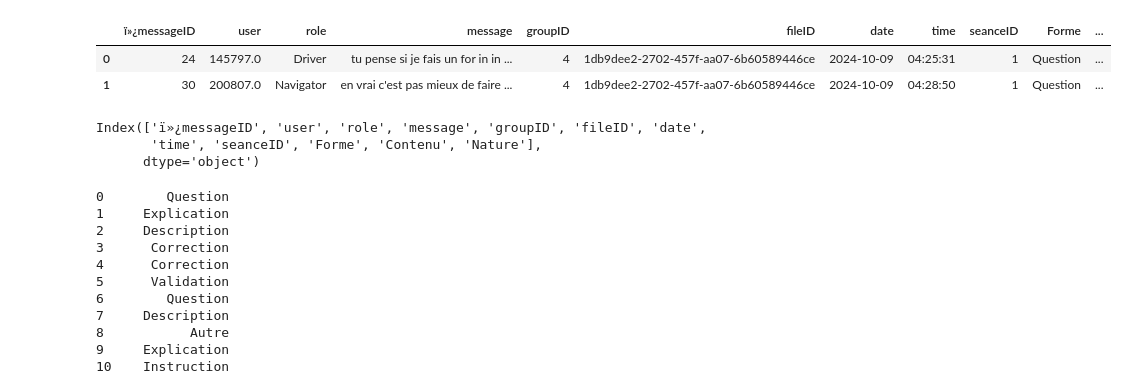
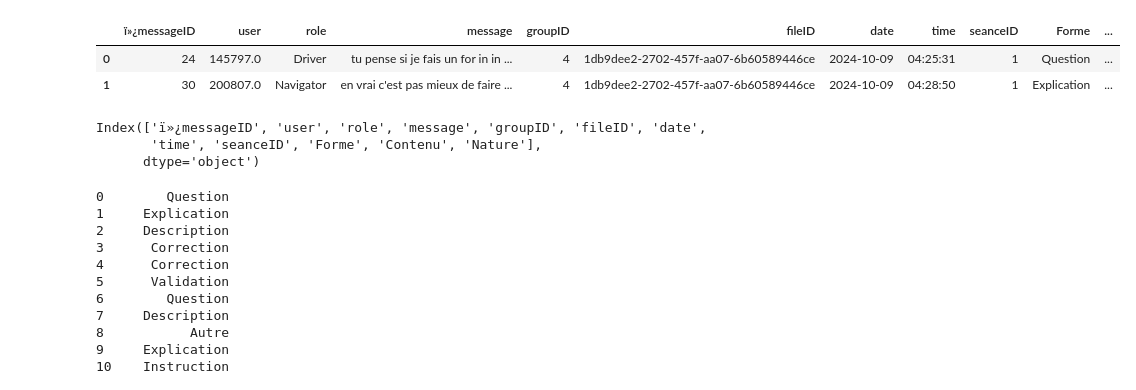
Before and after one commit to chloeboireaudevier/StageMIDL, a Jupyter notebook: kappa_cohen.ipynb, the cells around one changed output. Saved outputs shown, nothing was run; the diff lists cells and outputs as text; code cells hidden in the pictures.

```diff
--- a/kappa_cohen.ipynb
+++ b/kappa_cohen.ipynb
@@ -5,15 +5,15 @@ from sklearn.metrics import cohen_kappa_score
 import matplotlib.pyplot as plt
 # %%
 #Récupération des données
-dataJulien = pd.df = pd.read_csv("SousCorpusMessagesJulien.csv",encoding='latin-1')
-dataJose = pd.df = pd.read_csv("SousCorpusMessagesJose.csv",encoding='latin-1')
-dataChloe = pd.df = pd.read_csv("SousCorpusMessagesChloe.csv",encoding='latin-1')
-dataSebastien = pd.df = pd.read_csv("SousCorpusMessagesSebastien.csv",encoding='latin-1')
-dataJose.head(2)
+dataJulien = pd.read_csv("SousCorpusMessagesJulien.csv",encoding='latin-1')
+dataJose = pd.read_csv("SousCorpusMessagesJose.csv",encoding='latin-1')
+dataChloe = pd.read_csv("SousCorpusMessagesChloe.csv",encoding='latin-1')
+dataSebastien = pd.read_csv("SousCorpusMessagesSebastien.csv",encoding='latin-1')
+dataJulien.head(2)
 # %% [output]
 |  | ï»¿messageID | user | role | message | groupID | fileID | date | time | seanceID | Forme | ... |
 | 0 | 24 | 145797.0 | Driver | tu pense si je fais un for in in ... | 4 | 1db9dee2-2702-457f-aa07-6b60589446ce | 2024-10-09 | 04:25:31 | 1 | Question | ... |
-| 1 | 30 | 200807.0 | Navigator | en vrai c'est pas mieux de faire ... | 4 | 1db9dee2-2702-457f-aa07-6b60589446ce | 2024-10-09 | 04:28:50 | 1 | Question | ... |
+| 1 | 30 | 200807.0 | Navigator | en vrai c'est pas mieux de faire ... | 4 | 1db9dee2-2702-457f-aa07-6b60589446ce | 2024-10-09 | 04:28:50 | 1 | Explication | ... |
 # %%
 dataJulien.columns
 # %% [output]
```
Also changed, not shown: parts of 2 cells of this notebook, 5 other files.
